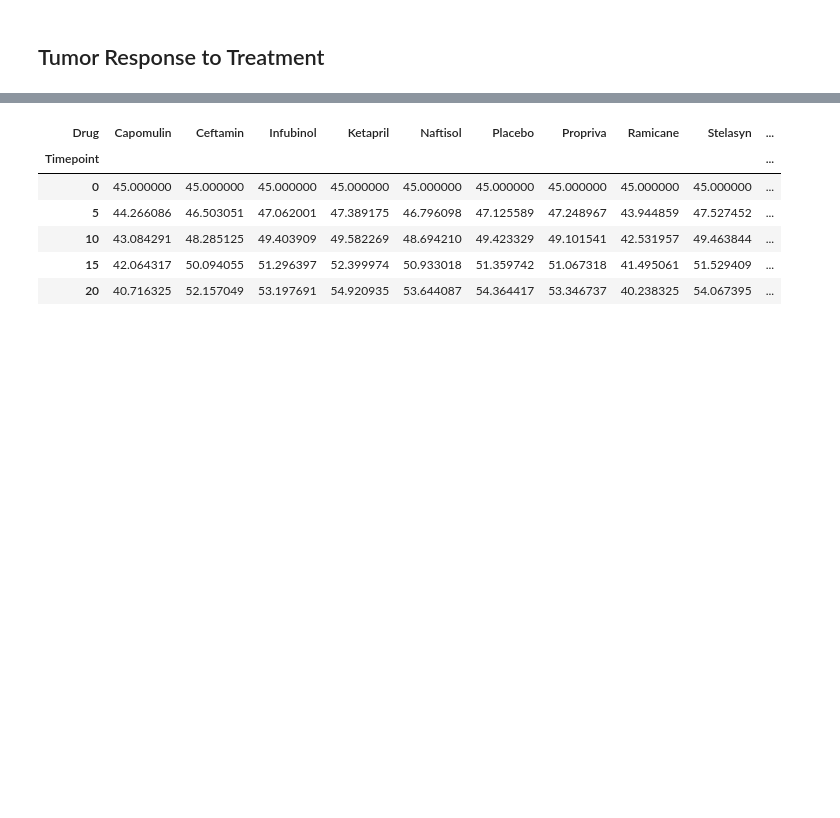
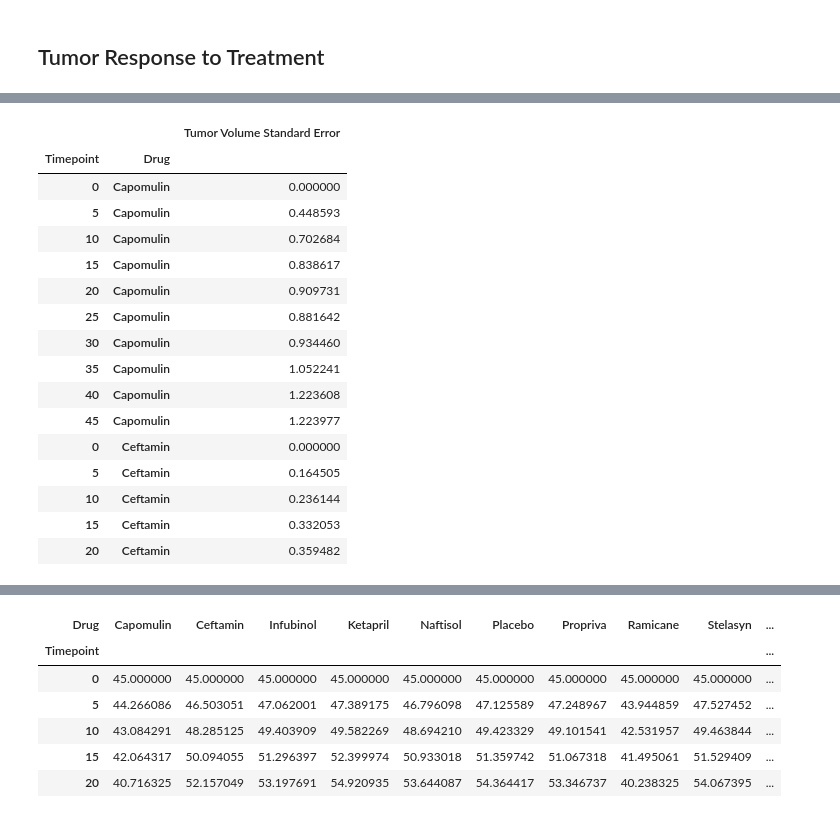
Before and after one commit to Persephone007/Matplotlib, a Jupyter notebook: pymaceuticals_starter.ipynb, the cells around one changed output, grey strips where cells are left out. Cells and saved outputs as stored; diff of their text form; code cells hidden in the pictures; blank space fills up the shorter version.

```diff
--- a/pymaceuticals_starter.ipynb
+++ b/pymaceuticals_starter.ipynb
@@ -73,6 +81,33 @@ combined_trial.head(15)
 # %%
 # Store the Standard Error of Tumor Volumes Grouped by Drug and Timepoint
 
+tumor_SE_volume = combined_data.groupby(["Timepoint","Drug"])["Tumor Volume (mm3)"].sem()
+tumor_SE_volume
+
 # Convert to DataFrame
 
+tumor_SE_df = pd.DataFrame({"Tumor Volume Standard Error":tumor_SE_volume})
+tumor_SE_df.head(18)
+
 # Preview DataFrame
+tumor_SE_df_1 = tumor_SE_df.sort_values(by=["Drug","Timepoint"], ascending=True)
+
+tumor_SE_df_1.head(15)
+# %% [output]
+|  |  | Tumor Volume Standard Error |
+| Timepoint | Drug |  |
+| 0 | Capomulin | 0.000000 |
+| 5 | Capomulin | 0.448593 |
+| 10 | Capomulin | 0.702684 |
+| 15 | Capomulin | 0.838617 |
+| 20 | Capomulin | 0.909731 |
+| 25 | Capomulin | 0.881642 |
+| 30 | Capomulin | 0.934460 |
+| 35 | Capomulin | 1.052241 |
+| 40 | Capomulin | 1.223608 |
+| 45 | Capomulin | 1.223977 |
+| 0 | Ceftamin | 0.000000 |
+| 5 | Ceftamin | 0.164505 |
+| 10 | Ceftamin | 0.236144 |
+| 15 | Ceftamin | 0.332053 |
+| 20 | Ceftamin | 0.359482 |
```
Also changed, not shown: parts of 4 cells of this notebook.
